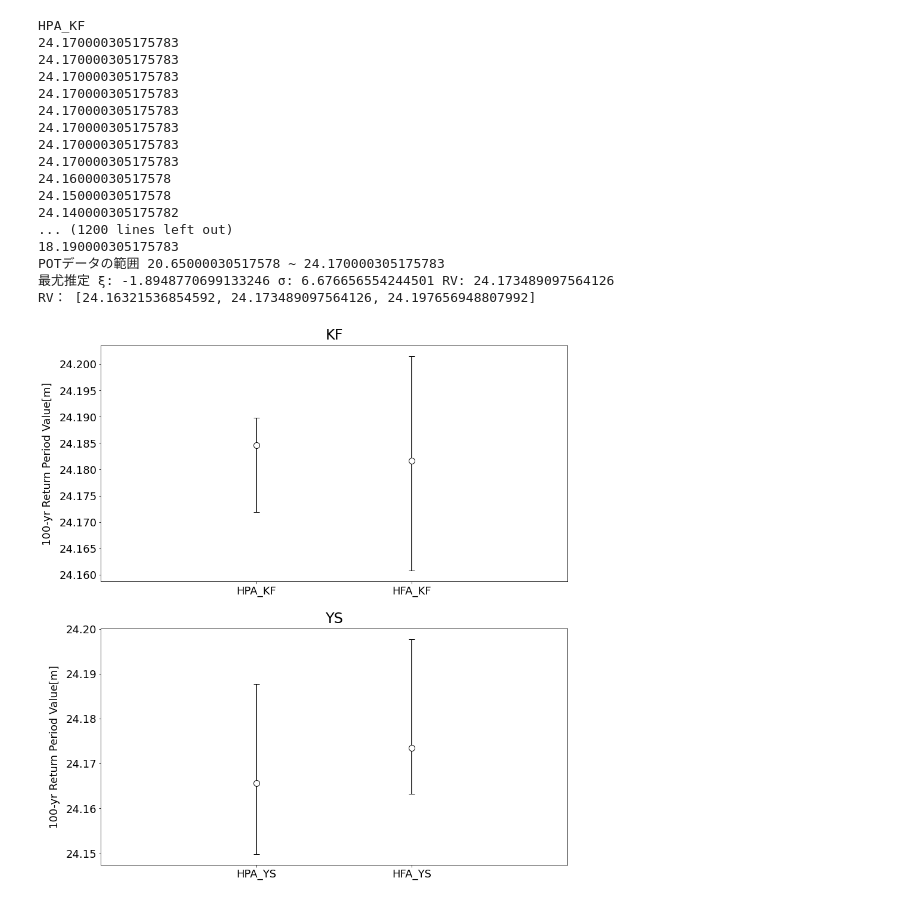
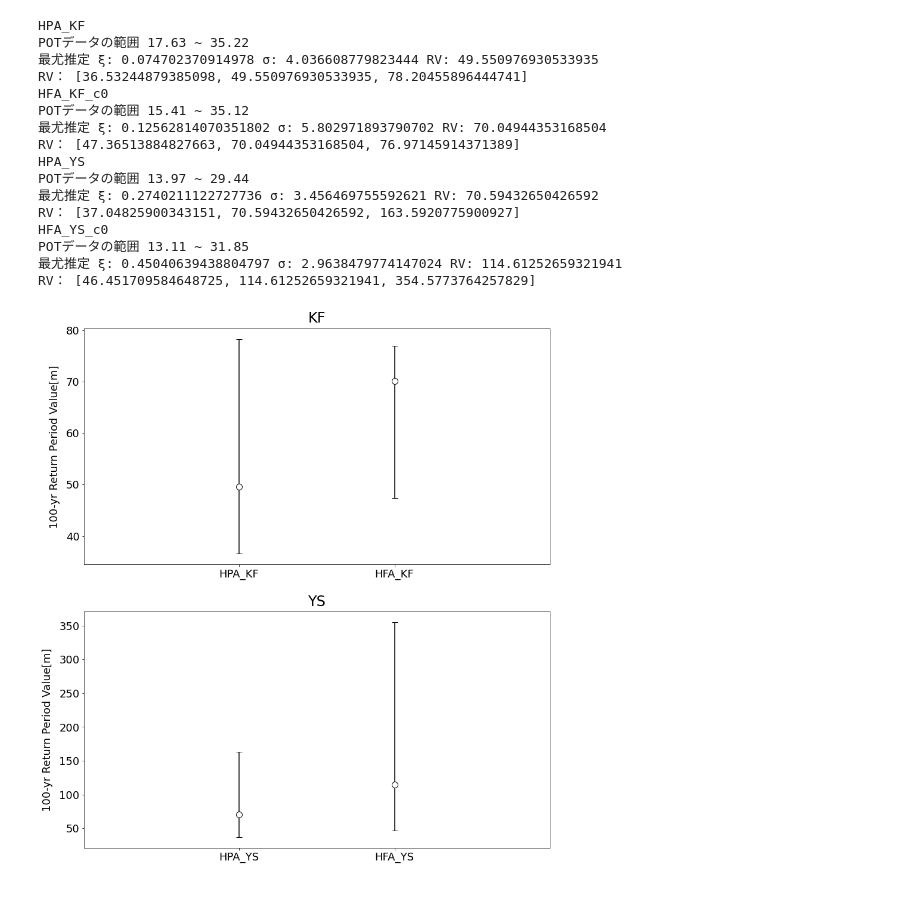
Before and after one commit to greedtn/MRI-AGCM3.2H, a Jupyter notebook: STM/calc_pot_rv.ipynb, the cells around one changed output. Drawn from its saved outputs; the diff is of its cells as text; code cells hidden in the pictures.

```diff
--- a/STM/calc_pot_rv.ipynb
+++ b/STM/calc_pot_rv.ipynb
@@ -1,7 +1,7 @@
 # %%
 """
 それぞれのモデルのイベントごとの空間最大値を算出する.
-それらの上位50個の点に対して,　極値統計解析を行い, 現在と過去で比較する
+それらの上位50個の点に対して, 極値統計解析を行い, 現在と過去で比較する
 """
 
 from csv import reader
@@ -12,7 +12,7 @@ import func
 fig = plt.figure(figsize=(14, 16))
 
 MODEL = ['KF', 'YS']
-DATA_CNT = 100
+DATA_CNT = 125
 
 for model_num in range(len(MODEL)):
     for num in range(2):
@@ -24,10 +24,10 @@ for model_num in range(len(MODEL)):
 
         print(model)
 
-        with open('../pot_csv/' + model + '_POT_DATA.csv', 'r') as csv_file:
+        with open('../pot_csv(100)/' + model + '_POT_DATA.csv', 'r') as csv_file:
             csv_reader = reader(csv_file)
             POT = list(csv_reader)
-        with open('../pot_csv/' + model + '_POT_INDEX.csv', 'r') as csv_file:
+        with open('../pot_csv(100)/' + model + '_POT_INDEX.csv', 'r') as csv_file:
             csv_reader = reader(csv_file)
             POT_INDEX = list(csv_reader)
 
@@ -44,8 +44,6 @@ for model_num in range(len(MODEL)):
 
         EVENT_POT = [[]]  # イベントごとのPOTを収納
         for data in DATA:
-            # if data[1] == 24.170000305175783:  #この値は欠損地扱い
-            #     continue
             if data[0] > last_index + 24 * 7:
                 EVENT_POT.append([data[0], data[1]])
                 last_index = data[0]
@@ -62,18 +60,8 @@ for model_num in range(len(MODEL)):
 
         # 大きい順にsort
         POT_DATA.sort(reverse=True)
-        for pot in POT_DATA[:300]:
-            print(pot)
         POT_DATA = POT_DATA[:DATA_CNT]
         print('POTデータの範囲', POT_DATA[-1], '~', POT_DATA[0])
-        # count = {}
-        # for pot in POT_DATA:
-        #     count.setdefault(pot, 0)
-        #     count[pot] +=1
-        # cnt = 0
-        # for key, value in count.items():
-        #     cnt += 1
-        #     print('{}: {}'.format(key, value))
 
         if num == 0:
             RV_ = func.lwm_gpd(data=POT_DATA, error=[0.005], thr=POT_DATA[-1], n=219143, n0=DATA_CNT, con=0.95)
@@ -82,49 +70,49 @@ for model_num in range(len(MODEL)):
             RV_0 = func.lwm_gpd(data=POT_DATA, error=[0.005], thr=POT_DATA[-1], n=219143, n0=DATA_CNT, con=0.95)
             print('RV：', RV_0)
 
 
     # 描画
     ax = fig.add_subplot(2, 1, model_num + 1)
     a = plt.errorbar(
         x=[1, 2],
         y=[RV_[1], RV_0[1]],
         yerr=np.array(
             [
                 [RV_[1] - RV_[0], RV_0[1] - RV_0[0]],
                 [RV_[2] - RV_[1], RV_0[2] - RV_0[1]]
             ]
         ),
         capsize=5,
         fmt='o',
         markersize=10,
         ecolor='black',
         markeredgecolor='black',
         color='w'
     )
     ax.set_xlim((0, 3))
     ax.set_title(model[4:6], fontsize=24, pad=10)
-    ax.set_xticks([1, 2], ['HPA_' + model[4:6], 'HFA_' + model[4:6]], fontsize=18)
+    ax.set_xticks([1, 2])
+    ax.set_xticklabels(['HPA_' + model[4:6], 'HFA_' + model[4:6]], fontsize=18)
     ax.set_ylabel('100-yr Return Period Value[m]', fontsize=18, labelpad=10)
     ax.tick_params(axis='y', labelsize=18)
 
-plt.savefig("../img/rv_of_tc.png")
+# plt.savefig("../img/rv_of_tc.png")
 plt.show()
 # %% [output]
 HPA_KF
-24.170000305175783
-24.170000305175783
-24.170000305175783
-24.170000305175783
-24.170000305175783
-24.170000305175783
-24.170000305175783
-24.170000305175783
-24.16000030517578
-24.15000030517578
-24.140000305175782
-... (1200 lines left out)
-18.190000305175783
-POTデータの範囲 20.65000030517578 ~ 24.170000305175783
-最尤推定 ξ: -1.8948770699133246 σ: 6.676656554244501 RV: 24.173489097564126
-RV： [24.16321536854592, 24.173489097564126, 24.197656948807992]
+POTデータの範囲 17.63 ~ 35.22
+最尤推定 ξ: 0.074702370914978 σ: 4.036608779823444 RV: 49.550976930533935
+RV： [36.53244879385098, 49.550976930533935, 78.20455896444741]
+HFA_KF_c0
+POTデータの範囲 15.41 ~ 35.12
+最尤推定 ξ: 0.12562814070351802 σ: 5.802971893790702 RV: 70.04944353168504
+RV： [47.36513884827663, 70.04944353168504, 76.97145914371389]
+HPA_YS
+POTデータの範囲 13.97 ~ 29.44
+最尤推定 ξ: 0.2740211122727736 σ: 3.456469755592621 RV: 70.59432650426592
+RV： [37.04825900343151, 70.59432650426592, 163.5920775900927]
+HFA_YS_c0
+POTデータの範囲 13.11 ~ 31.85
+最尤推定 ξ: 0.45040639438804797 σ: 2.9638479774147024 RV: 114.61252659321941
+RV： [46.451709584648725, 114.61252659321941, 354.5773764257829]
-[figure, old version]
+[figure, new version]
```
Also changed, not shown: 14 other files.
